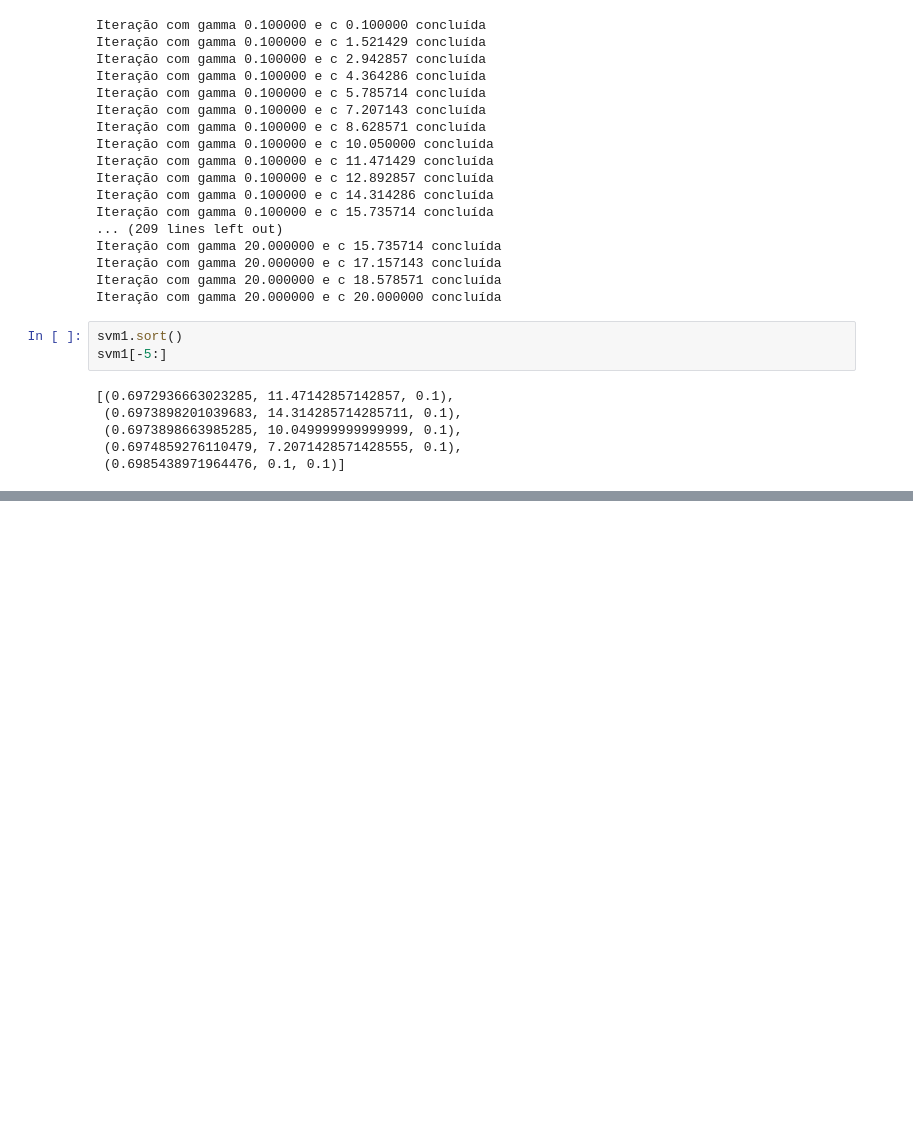
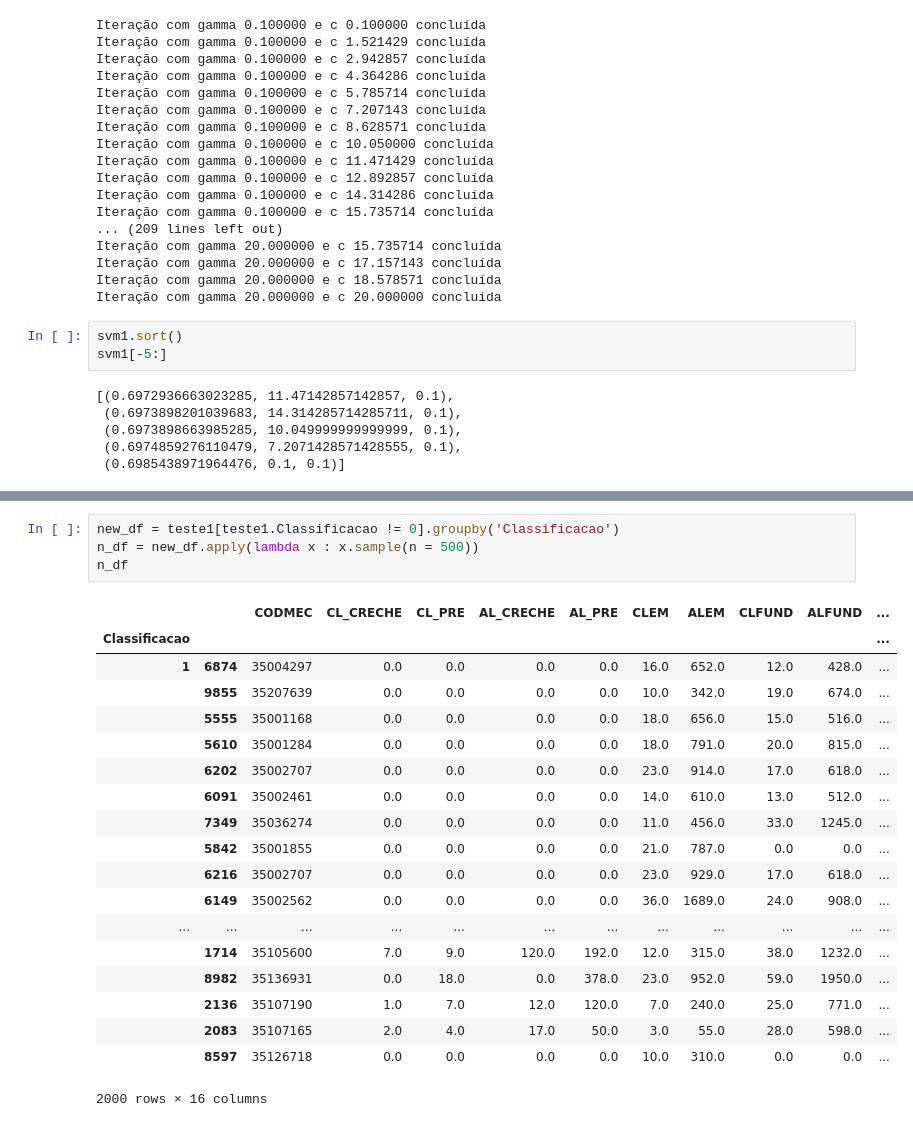
Before and after one commit to GiovaniValdrighi/DataScience_IC, a Jupyter notebook: Contest/contest.ipynb, the cells around one changed output, grey strips where cells are left out. Drawn from its saved outputs; the diff is of its cells as text; blank space fills up the shorter version.

```diff
--- a/Contest/contest.ipynb
+++ b/Contest/contest.ipynb
@@ -177,0 +188,24 @@ svm1[-5:]
+# %%
+new_df = teste1[teste1.Classificacao != 0].groupby('Classificacao')
+n_df = new_df.apply(lambda x : x.sample(n = 500))
+n_df
+# %% [output]
+|  |  | CODMEC | CL_CRECHE | CL_PRE | AL_CRECHE | AL_PRE | CLEM | ALEM | CLFUND | ALFUND | ... |
+| Classificacao |  |  |  |  |  |  |  |  |  |  | ... |
+| 1 | 6874 | 35004297 | 0.0 | 0.0 | 0.0 | 0.0 | 16.0 | 652.0 | 12.0 | 428.0 | ... |
+|  | 9855 | 35207639 | 0.0 | 0.0 | 0.0 | 0.0 | 10.0 | 342.0 | 19.0 | 674.0 | ... |
+|  | 5555 | 35001168 | 0.0 | 0.0 | 0.0 | 0.0 | 18.0 | 656.0 | 15.0 | 516.0 | ... |
+|  | 5610 | 35001284 | 0.0 | 0.0 | 0.0 | 0.0 | 18.0 | 791.0 | 20.0 | 815.0 | ... |
+|  | 6202 | 35002707 | 0.0 | 0.0 | 0.0 | 0.0 | 23.0 | 914.0 | 17.0 | 618.0 | ... |
+|  | 6091 | 35002461 | 0.0 | 0.0 | 0.0 | 0.0 | 14.0 | 610.0 | 13.0 | 512.0 | ... |
+|  | 7349 | 35036274 | 0.0 | 0.0 | 0.0 | 0.0 | 11.0 | 456.0 | 33.0 | 1245.0 | ... |
+|  | 5842 | 35001855 | 0.0 | 0.0 | 0.0 | 0.0 | 21.0 | 787.0 | 0.0 | 0.0 | ... |
+|  | 6216 | 35002707 | 0.0 | 0.0 | 0.0 | 0.0 | 23.0 | 929.0 | 17.0 | 618.0 | ... |
+|  | 6149 | 35002562 | 0.0 | 0.0 | 0.0 | 0.0 | 36.0 | 1689.0 | 24.0 | 908.0 | ... |
+| ... | ... | ... | ... | ... | ... | ... | ... | ... | ... | ... | ... |
+|  | 1714 | 35105600 | 7.0 | 9.0 | 120.0 | 192.0 | 12.0 | 315.0 | 38.0 | 1232.0 | ... |
+|  | 8982 | 35136931 | 0.0 | 18.0 | 0.0 | 378.0 | 23.0 | 952.0 | 59.0 | 1950.0 | ... |
+|  | 2136 | 35107190 | 1.0 | 7.0 | 12.0 | 120.0 | 7.0 | 240.0 | 25.0 | 771.0 | ... |
+|  | 2083 | 35107165 | 2.0 | 4.0 | 17.0 | 50.0 | 3.0 | 55.0 | 28.0 | 598.0 | ... |
+|  | 8597 | 35126718 | 0.0 | 0.0 | 0.0 | 0.0 | 10.0 | 310.0 | 0.0 | 0.0 | ... |
+2000 rows × 16 columns
```
Also changed, not shown: parts of 22 cells of this notebook, 1 other file.
